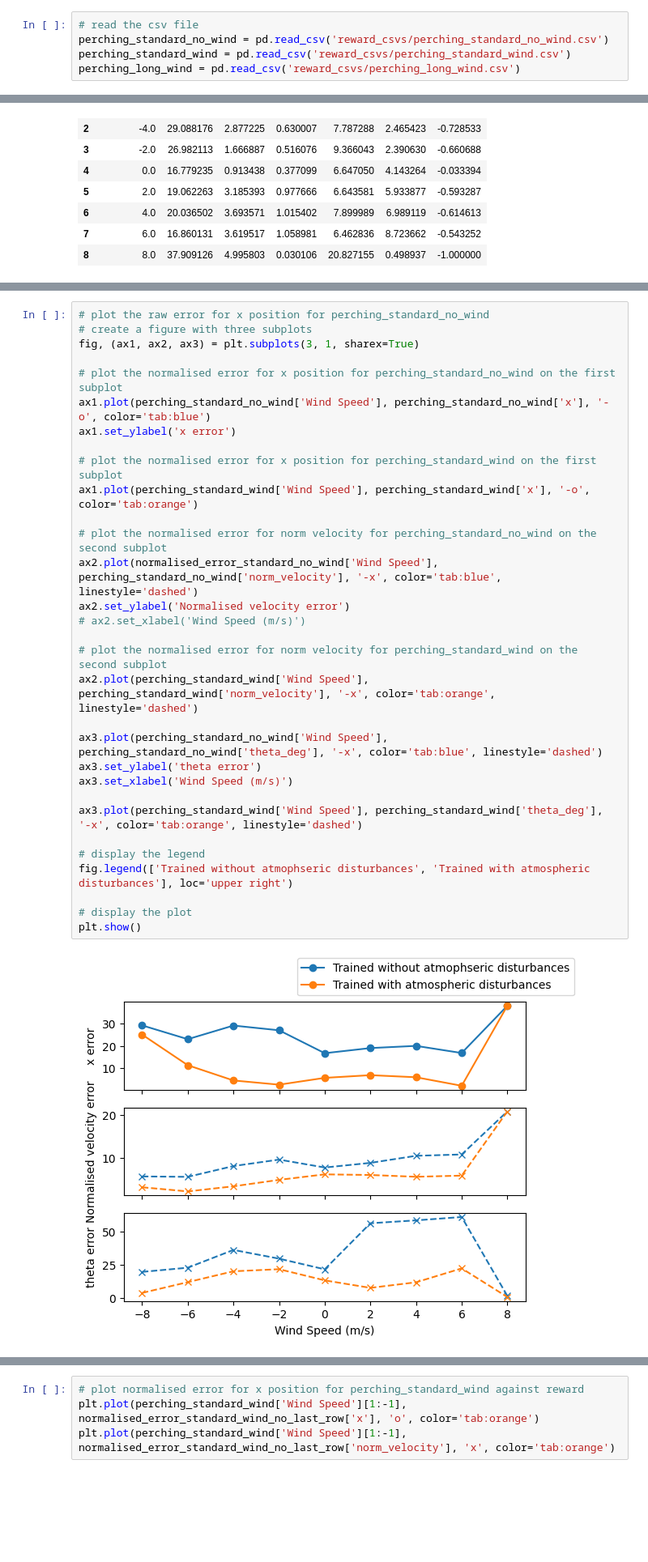
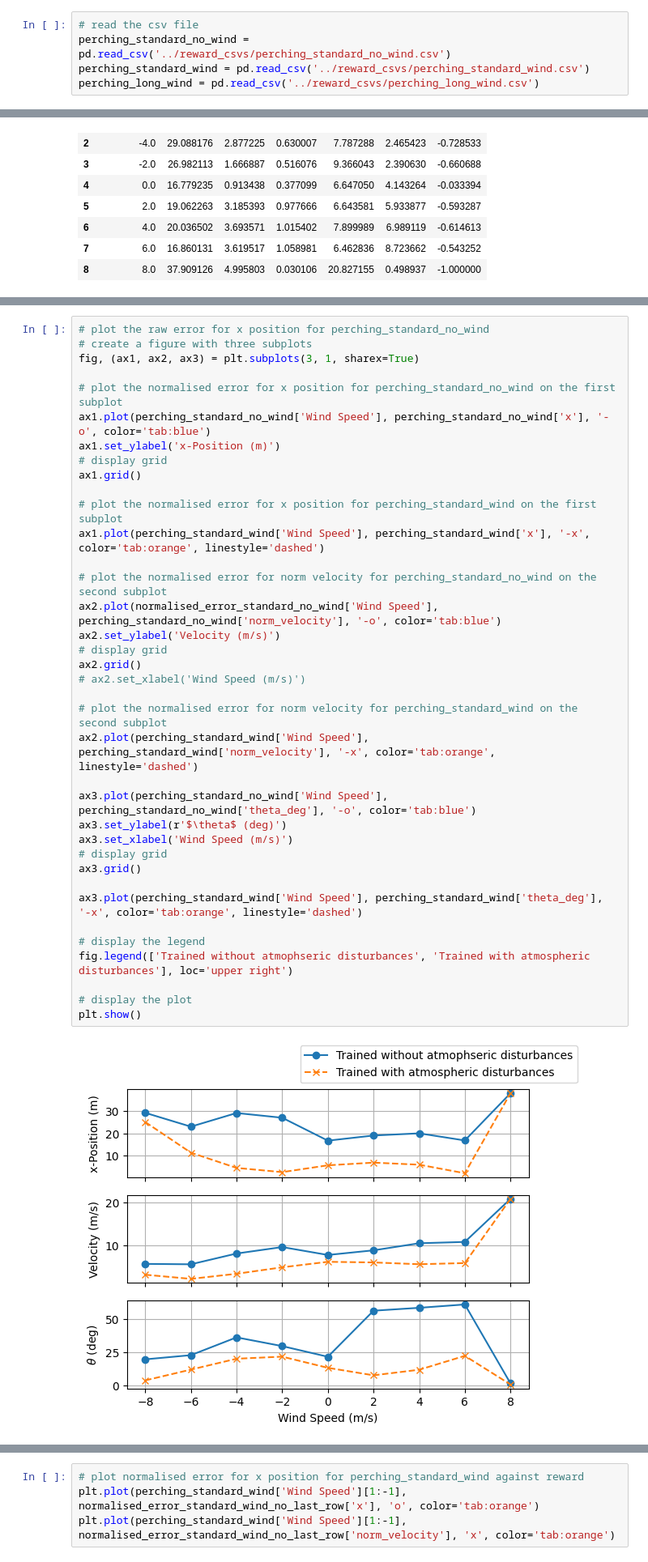
Before and after one commit to liamf555/torchperch_process, a Jupyter notebook: notebooks/reward_func_plotting.ipynb, the cells around one changed output, grey strips where cells are left out. Shown at 81% size. Saved outputs shown, nothing was run; the diff lists cells and outputs as text; blank space fills up the shorter version.

Commit message:
updated plots for perching standard

```diff
--- a/notebooks/reward_func_plotting.ipynb
+++ b/notebooks/reward_func_plotting.ipynb
@@ -143,9 +143,9 @@ import matplotlib.pyplot as plt
 # import scienceplots
 # %%
 # read the csv file
-perching_standard_no_wind = pd.read_csv('reward_csvs/perching_standard_no_wind.csv')
-perching_standard_wind = pd.read_csv('reward_csvs/perching_standard_wind.csv')
-perching_long_wind = pd.read_csv('reward_csvs/perching_long_wind.csv')
+perching_standard_no_wind = pd.read_csv('../reward_csvs/perching_standard_no_wind.csv')
+perching_standard_wind = pd.read_csv('../reward_csvs/perching_standard_wind.csv')
+perching_long_wind = pd.read_csv('../reward_csvs/perching_long_wind.csv')
 # %%
 perching_standard_no_wind = perching_standard_no_wind.rename(columns={'Unnamed: 0': 'Wind Speed'})
 perching_standard_wind = perching_standard_wind.rename(columns={'Unnamed: 0': 'Wind Speed'})
@@ -293,33 +291,39 @@ plt.show()
 # %%
 # plot the raw error for x position for perching_standard_no_wind
 # create a figure with three subplots
 fig, (ax1, ax2, ax3) = plt.subplots(3, 1, sharex=True)
 
 # plot the normalised error for x position for perching_standard_no_wind on the first subplot
 ax1.plot(perching_standard_no_wind['Wind Speed'], perching_standard_no_wind['x'], '-o', color='tab:blue')
-ax1.set_ylabel('x error')
+ax1.set_ylabel('x-Position (m)')
+# display grid
+ax1.grid()
 
 # plot the normalised error for x position for perching_standard_wind on the first subplot
-ax1.plot(perching_standard_wind['Wind Speed'], perching_standard_wind['x'], '-o', color='tab:orange')
+ax1.plot(perching_standard_wind['Wind Speed'], perching_standard_wind['x'], '-x', color='tab:orange', linestyle='dashed')
 
 # plot the normalised error for norm velocity for perching_standard_no_wind on the second subplot
-ax2.plot(normalised_error_standard_no_wind['Wind Speed'], perching_standard_no_wind['norm_velocity'], '-x', color='tab:blue', linestyle='dashed')
-ax2.set_ylabel('Normalised velocity error')
+ax2.plot(normalised_error_standard_no_wind['Wind Speed'], perching_standard_no_wind['norm_velocity'], '-o', color='tab:blue')
+ax2.set_ylabel('Velocity (m/s)')
+# display grid
+ax2.grid()
 # ax2.set_xlabel('Wind Speed (m/s)')
 
 # plot the normalised error for norm velocity for perching_standard_wind on the second subplot
 ax2.plot(perching_standard_wind['Wind Speed'], perching_standard_wind['norm_velocity'], '-x', color='tab:orange', linestyle='dashed')
 
-ax3.plot(perching_standard_no_wind['Wind Speed'], perching_standard_no_wind['theta_deg'], '-x', color='tab:blue', linestyle='dashed')
-ax3.set_ylabel('theta error')
+ax3.plot(perching_standard_no_wind['Wind Speed'], perching_standard_no_wind['theta_deg'], '-o', color='tab:blue')
+ax3.set_ylabel(r'$\theta$ (deg)')
 ax3.set_xlabel('Wind Speed (m/s)')
+# display grid
+ax3.grid()
 
 ax3.plot(perching_standard_wind['Wind Speed'], perching_standard_wind['theta_deg'], '-x', color='tab:orange', linestyle='dashed')
 
 # display the legend
 fig.legend(['Trained without atmophseric disturbances', 'Trained with atmospheric disturbances'], loc='upper right')
 
 # display the plot
 plt.show()
 # %% [output]
-[figure, old version]
+[figure, new version]
```
Also changed, not shown: parts of 5 cells of this notebook, 1 other file.
